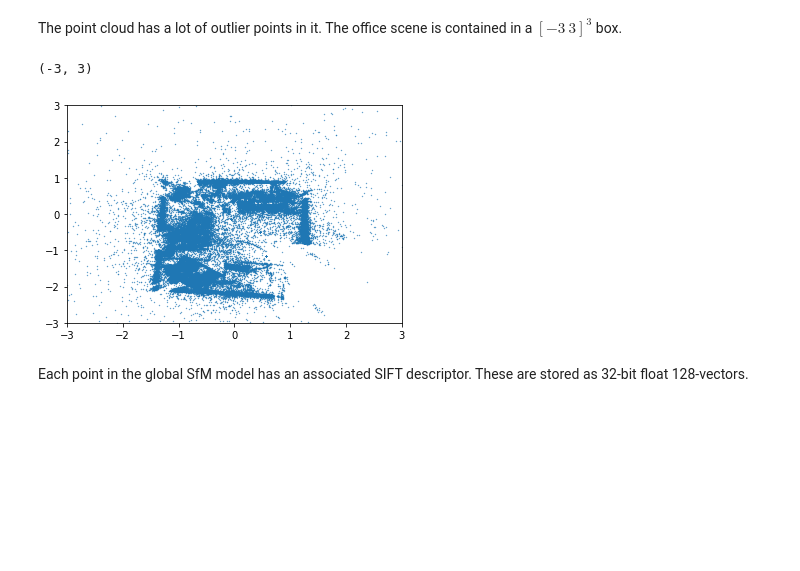
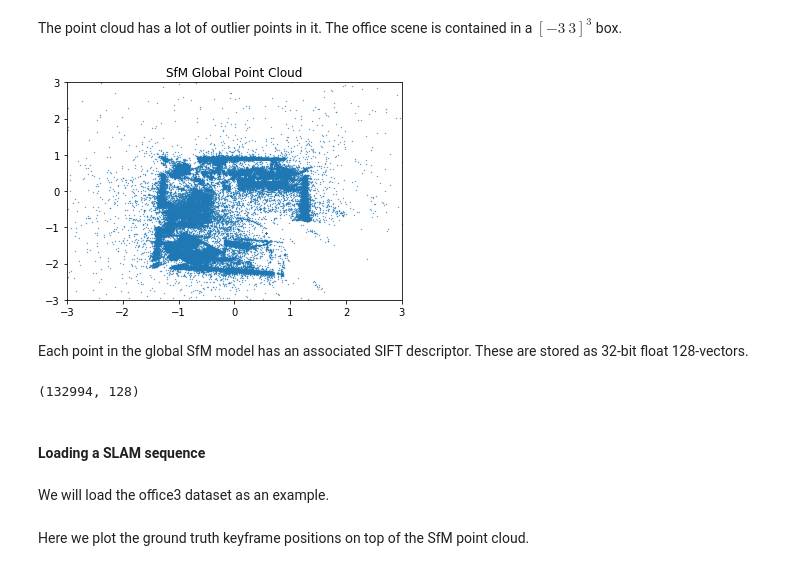
Before and after one commit to jonathanventura/sfm-alignment-dataset, a Jupyter notebook: Demo.ipynb, the cells around one changed output. Cells and saved outputs as stored; diff of their text form; code cells hidden in the pictures; blank space fills up the shorter version.

```diff
--- a/Demo.ipynb
+++ b/Demo.ipynb
@@ -22,12 +23,18 @@ The point cloud has a lot of outlier points in it.  The office scene is containe
 # %%
 plt.scatter(points[:,0],points[:,1],s=0.1)
 plt.xlim([-3,3])
 plt.ylim([-3,3])
+plt.title('SfM Global Point Cloud')
+plt.show()
 # %% [output]
-(-3, 3)
-[figure, old version]
+[figure, new version]
 # %% [markdown]
 Each point in the global SfM model has an associated SIFT descriptor.  These are stored as 32-bit float 128-vectors.
 # %%
-descriptors = np.fromfile('descriptors.float128',dtype='float')
+descriptors = np.fromfile('descriptors.float128',dtype='float32')
 descriptors = descriptors.reshape([-1,128])
+descriptors.shape
+# %% [output]
+(132994, 128)
+# %% [markdown]
+#### Loading a SLAM sequence
@@ -33,0 +95,2 @@ descriptors = descriptors.reshape([-1,128])
+# %% [markdown]
+We will load the office3 dataset as an example.
@@ -33,0 +99,2 @@ descriptors = descriptors.reshape([-1,128])
+# %% [markdown]
+Here we plot the ground truth keyframe positions on top of the SfM point cloud.
```
Also changed, not shown: parts of 13 cells of this notebook.
